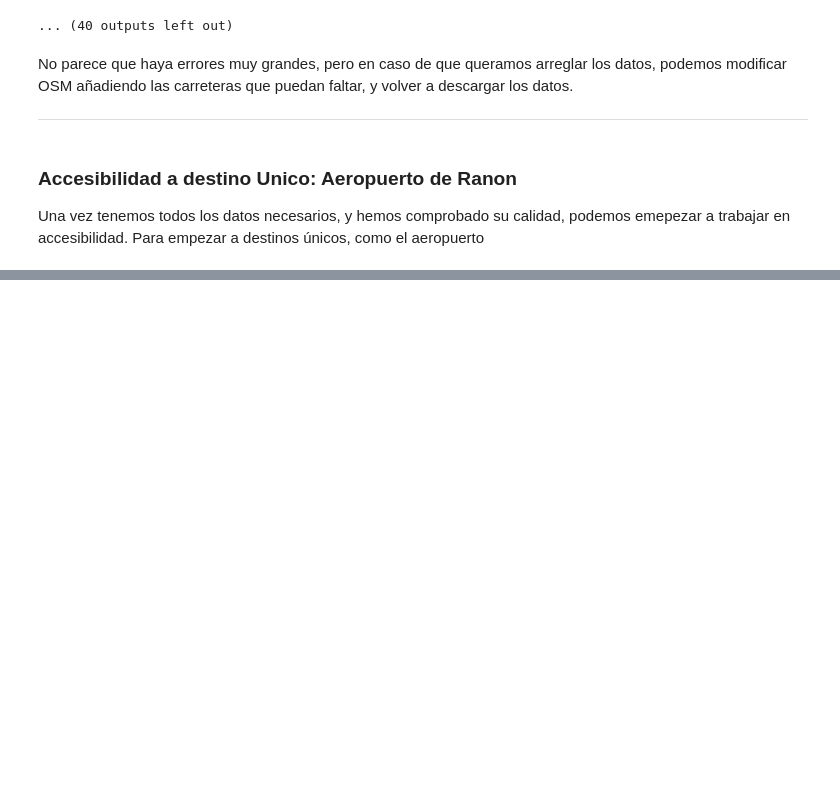
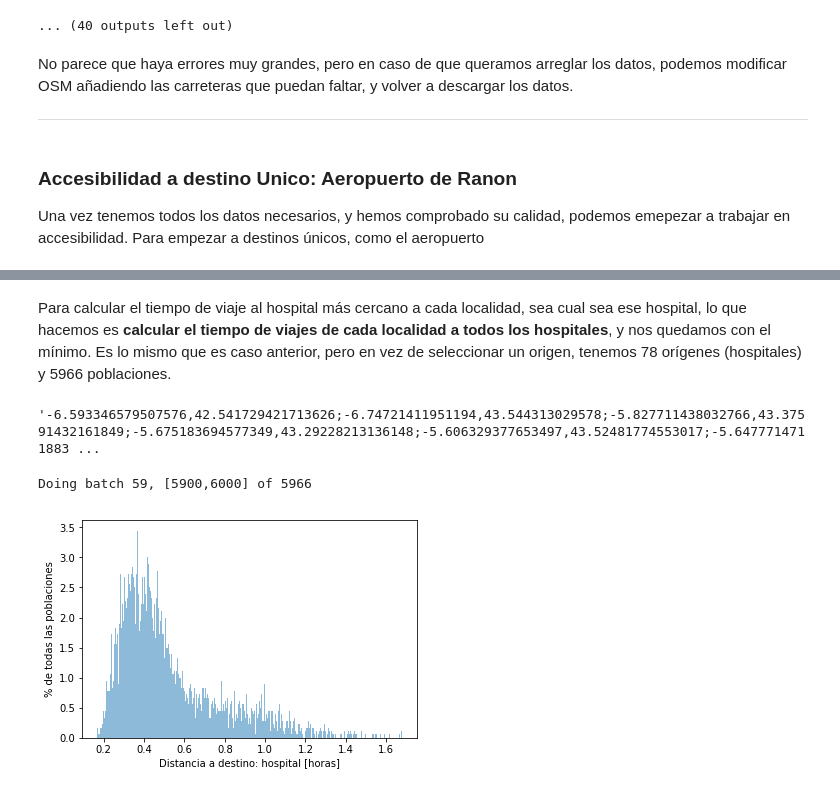
Before and after one commit to brunosan/Acesibilidad-rural-en-Asturias, a Jupyter notebook: Accesibilidad rural.ipynb, the cells around one changed output, grey strips where cells are left out. Saved outputs shown, nothing was run; the diff lists cells and outputs as text; code cells hidden in the pictures; blank space fills up the shorter version.

Commit message:
Añadir accesibilidad con menos hospitales

```diff
--- a/Accesibilidad rural.ipynb
+++ b/Accesibilidad rural.ipynb
@@ -455,0 +497,56 @@ Tiene Sentido
+# %% [markdown]
+Para calcular el tiempo de viaje al hospital más cercano a cada localidad, sea cual sea ese hospital, lo que hacemos es **calcular el tiempo de viajes de cada localidad a todos los hospitales**, y nos quedamos con el mínimo. Es lo mismo que es caso anterior, pero en vez de seleccionar un origen, tenemos 78 orígenes (hospitales) y 5966 poblaciones.
+# %%
+hospitales_loc=";".join([str(i[1])+','+str(i[0]) for i in hospitales[['lat','lon']].values])
+hospitales_loc
+# %% [output]
+'-6.593346579507576,42.541729421713626;-6.74721411951194,43.544313029578;-5.827711438032766,43.37591432161849;-5.675183694577349,43.29228213136148;-5.606329377653497,43.52481774553017;-5.6477714711883 ...
+# %%
+server=osrm_server+"/table/v1/driving/"
+comma="%2C"
+Sep="%3B"
+
+batch=100
+origen_tipo='hospital'
+lugares['t_'+origen_tipo]=-1
+lugares['m_'+origen_tipo]=-1
+
+for i in np.arange(lugares.shape[0]/batch):
+    print("Doing batch %i, [%i,%i] of %i"
+          %(i,batch*i,batch*(i+1),lugares.shape[0]),end="\r")
+    lugares_batch=lugares.iloc[int(batch*i):].head(n=batch)
+
+    destinos=";".join([str(i[1])+','+str(i[0]) for i in lugares_batch[['lat','lon']].values])
+    destinos_nombre=lugares_batch.index
+
+    trail=".json?destinations="+\
+    ';'.join([str(x) for x in np.arange(len(hospitales))])+\
+    "&sources="+\
+    ';'.join([str(x) for x in np.arange(len(hospitales),len(hospitales)+len(lugares_batch))])
+
+    fullurl= server+hospitales_loc+";"+destinos+trail
+
+    #print(fullurl)
+    response = requests.get(fullurl)
+    response.raise_for_status()
+    duraciones_matrix=json.loads(response.text)['durations']
+    duraciones=[]
+    hospital_min=[]
+    for origen in np.arange(np.shape(duraciones_matrix)[0]):
+        duraciones+=[min(duraciones_matrix[origen])]
+        hospital_min+=[np.argmin(duraciones_matrix[origen])]
+    for i in np.arange(len(duraciones)):
+        lugares.loc[[destinos_nombre[i]], ['t_'+origen_tipo]]=buffer+duraciones[i]/60./60.*overalpenalty
+        lugares.loc[[destinos_nombre[i]], ['m_'+origen_tipo]]=hospital_min[i]
+# %% [output]
+Doing batch 59, [5900,6000] of 5966
+# %%
+%matplotlib inline
+import matplotlib.pyplot as plt
+plt.figure()
+lugares['t_'+origen_tipo].plot.hist(alpha=0.5,bins=500,cumulative=False,density=True)
+plt.ylabel('% de todas las poblaciones')
+plt.xlabel('Distancia a destino: '+origen_tipo+' [horas]')
+plt.show()
+# %% [output]
+[figure, added]
```
Also changed, not shown: parts of 22 cells of this notebook.
